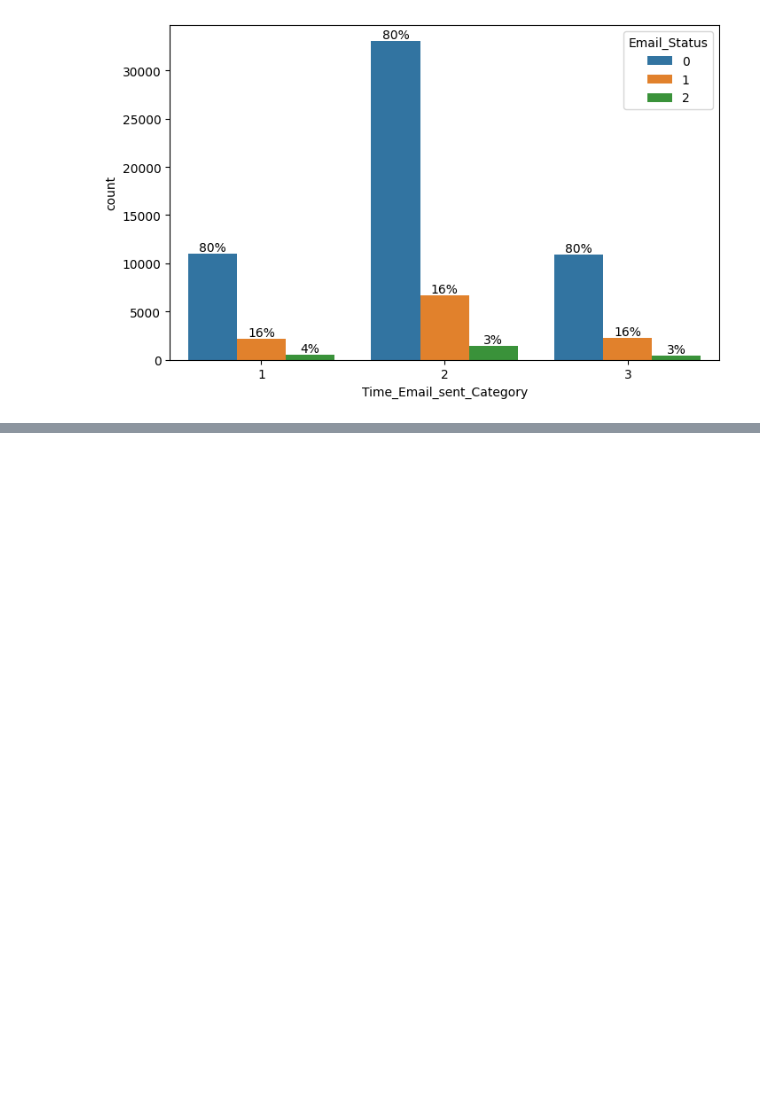
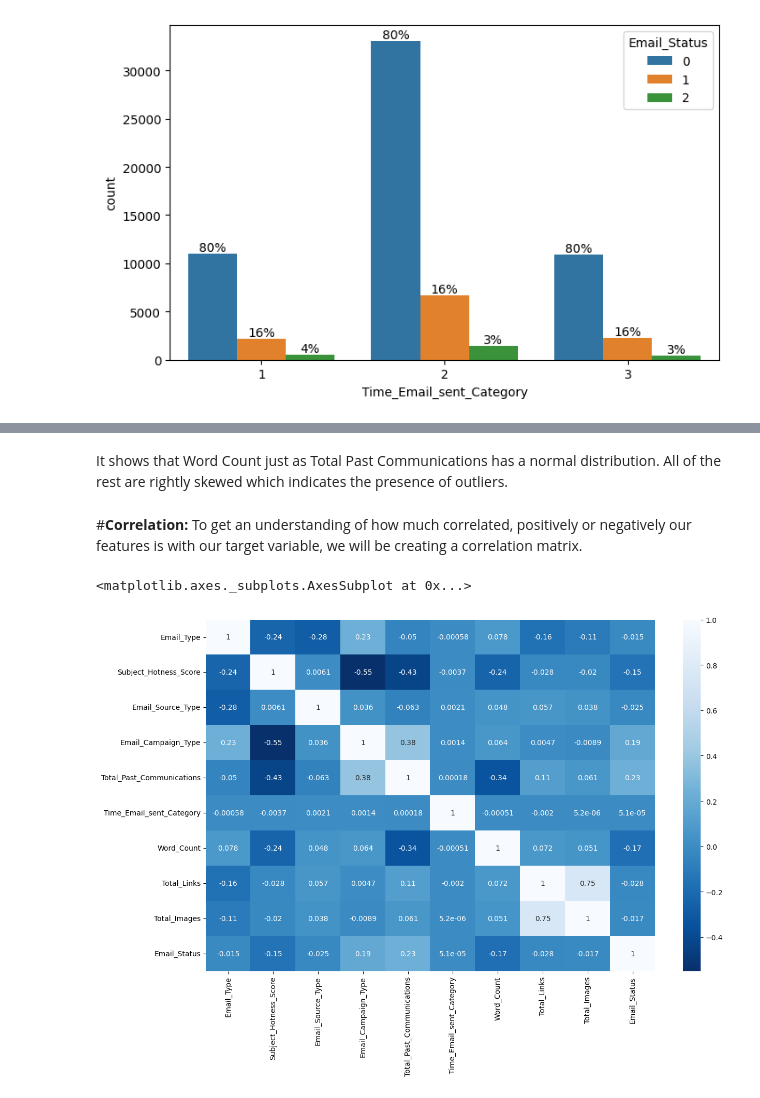
Before and after one commit to vak1997/Email_Campaign_Effectiveness, a Jupyter notebook: Email_Campaign_Effectiveness_Capstone_Project3.ipynb, the cells around one changed output, grey strips where cells are left out. Cells and saved outputs as stored; diff of their text form; code cells hidden in the pictures; blank space fills up the shorter version.

```diff
--- a/Email_Campaign_Effectiveness_Capstone_Project3.ipynb
+++ b/Email_Campaign_Effectiveness_Capstone_Project3.ipynb
@@ -272,0 +326,12 @@ for i,value in enumerate(cat):
+# %% [markdown]
+It shows that Word Count just as Total Past Communications has a normal distribution. All of the rest are rightly skewed which indicates the presence of outliers.
+# %% [markdown]
+#**Correlation:**
+ To get an understanding of how much correlated, positively or negatively our features is with our target variable, we will be creating a correlation matrix.
+# %%
+#correlation matrix
+plt.figure(figsize=(14,9))
+sns.heatmap(df.corr(), cmap='Blues_r', annot=True)
+# %% [output]
+<matplotlib.axes._subplots.AxesSubplot at 0x...>
+[figure, added]
```
Also changed, not shown: parts of 8 cells of this notebook.
